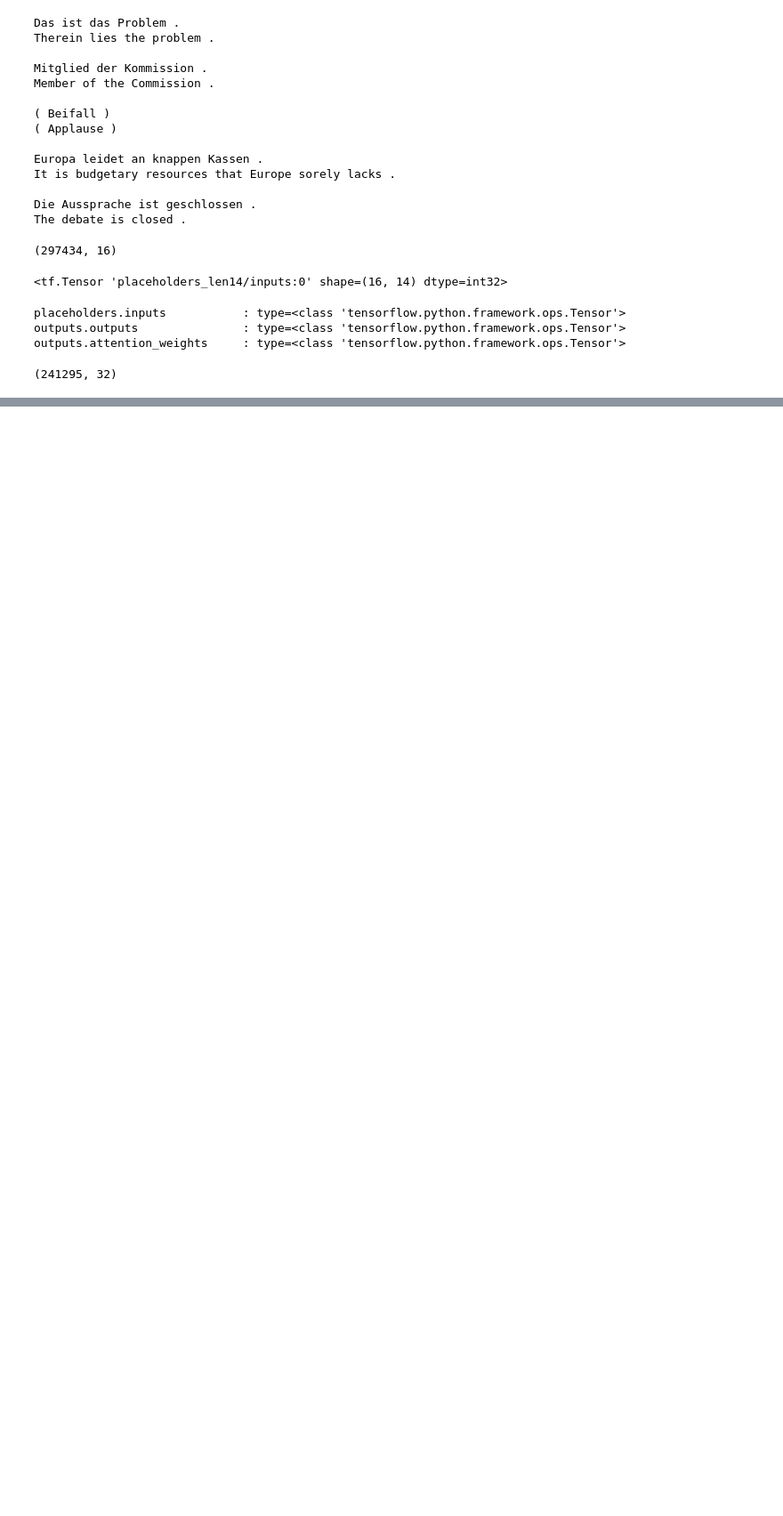
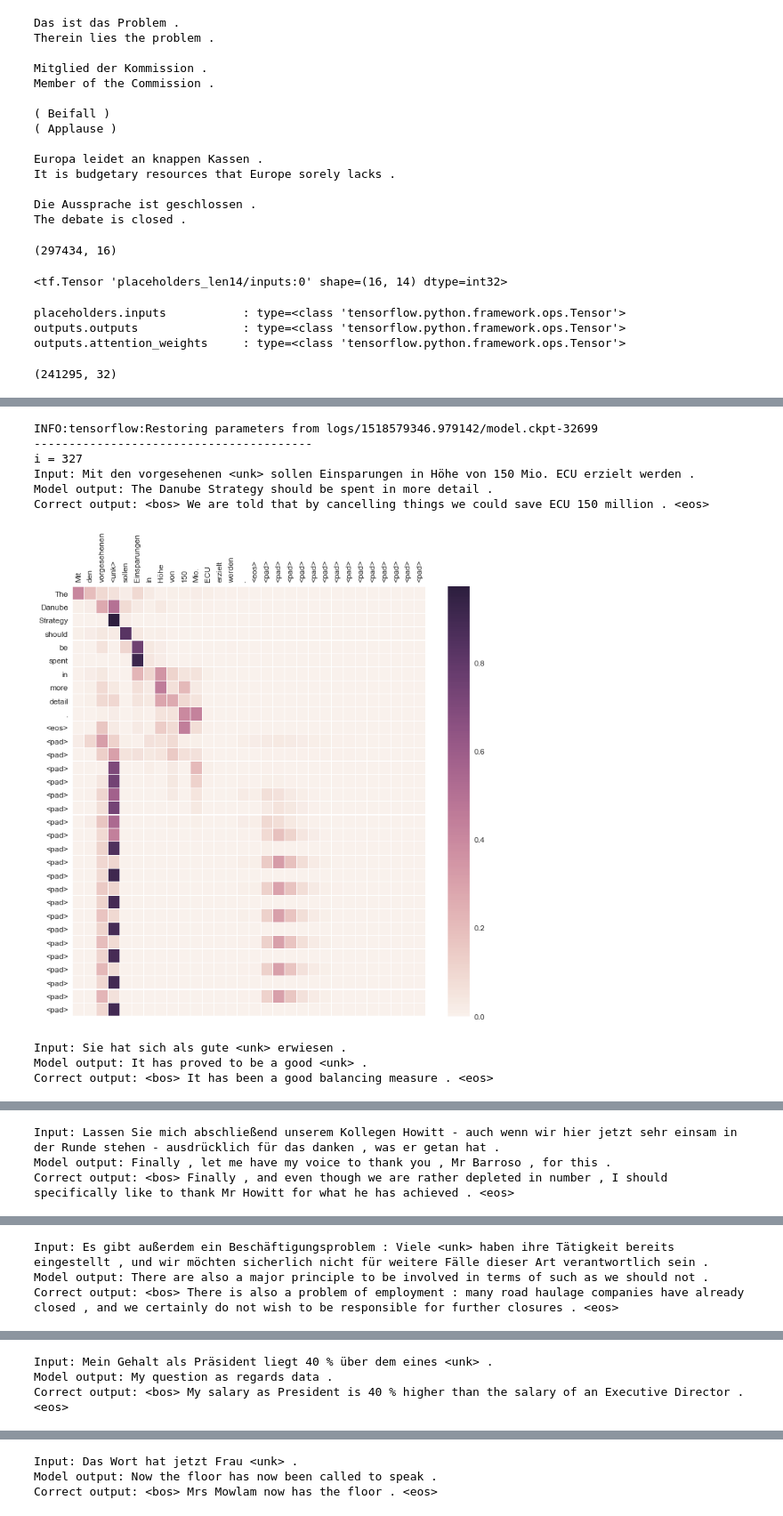
Before and after one commit to oracleofnj/nmt-attention-tensorflow, a Jupyter notebook: TranslatorV2.ipynb, the cells around one changed output, grey strips where cells are left out. Shown: that part at 89% size. Drawn from its saved outputs; the diff is of its cells as text; code cells hidden in the pictures; blank space fills up the shorter version.

```diff
--- a/TranslatorV2.ipynb
+++ b/TranslatorV2.ipynb
@@ -83,7 +83,7 @@ data['train']['X'][1].shape
 (297434, 16)
 # %%
 tf.reset_default_graph()
-model = AttentionModel(data['vocab']['lang1_idx2word'], data['vocab']['lang2_idx2word'], 64, 128)
+model = AttentionModel(data['vocab']['lang1_idx2word'], data['vocab']['lang2_idx2word'], 128, 512)
 all_graphs = model.make_all_graphs(16, data['train']['X'], data['train']['y'])
 eval_graph = model.make_eval_graph(16, 30, 32, data['vocab']['lang2_word2idx']['<bos>'])
 writer = tf.summary.FileWriter(logdir='logs', graph=tf.get_default_graph())
@@ -111,13 +111,14 @@ def plot_attention_map(eval_input, eval_output_tokens, eval_output_weights, corr
     print('Input:', unvectorize_sentence(eval_input, lang1_idx2word))
     print('Model output:', unvectorize_sentence(eval_output_tokens, lang2_idx2word))
     print('Correct output:', correct_output)
-    ax = sns.heatmap(eval_output_weights, linewidths=0.1)
-    ax.xaxis.tick_top()
-    ax.invert_yaxis()
     input_words = [lang1_idx2word[i] for i in eval_input]
     output_words = [lang2_idx2word[i] for i in eval_output_tokens]
-    ax.set_xticklabels(input_words)
-    ax.set_yticklabels(output_words)
+    ax = sns.heatmap(
+        eval_output_weights,
+        xticklabels=input_words,
+        yticklabels=output_words,
+        linewidths=0.1)
+    ax.xaxis.tick_top()
     plt.xticks(rotation=90)
     fig = ax.get_figure()
     fig.set_size_inches(12, 12)
@@ -157,8 +158,9 @@ with tf.Session() as sess:
                     all_graphs[1]['inputs_and_outputs']['placeholders']['max_norm']: max_norm,
                 }
             )
-            writer.add_summary(outputs['summary'])
-        model.save(sess, '{0}/model.ckpt'.format(logdir), global_step=i)
+            if j % 25 == 24:
+                writer.add_summary(outputs['summary'], global_step=i*100+j)
+        model.save(sess, '{0}/model.ckpt'.format(logdir), global_step=i*100+j)
 
 
 
@@ -205,0 +206,41 @@ Caused by op 'placeholders_len6/inputs', defined at:
+# %%
+with tf.Session() as sess:
+    logdir = 'logs/1518579346.979142'
+    ckpt = 32699
+    model.restore(sess, '{0}/model.ckpt-{1}'.format(logdir, ckpt))
+    samples = np.random.choice(len(data['val']['X']), size=16)
+    eval_inputs = data['val']['X'][samples][:,1:31]
+    correct_outputs = [data['val']['y'][sample] for sample in samples]
+#         samples = np.arange(16)
+#         eval_inputs = data['train']['X'][3][samples][:,1:31]
+#         correct_outputs = [
+#             unvectorize_sentence(data['train']['y'][3][sample], data['vocab']['lang2_idx2word'])
+#             for sample in samples
+#         ]
+    eval_outputs = sess.run(
+        eval_graph['outputs'],
+        feed_dict={
+            eval_graph['placeholders']['inputs']: eval_inputs,
+        }
+    )
+    print('-' * 40)
+    print('i = {0}'.format(i))
+    for sample_idx, sample in enumerate(samples):
+        plot_attention_map(eval_inputs[sample_idx], eval_outputs['outputs'][sample_idx], eval_outputs['attention_weights'][sample_idx], correct_outputs[sample_idx], data['vocab']['lang1_idx2word'], data['vocab']['lang2_idx2word'])
+#             print(unvectorize_sentence(eval_inputs[sample_idx], data['vocab']['lang1_idx2word']))
+#             print(correct_outputs[sample_idx])
+#             print(unvectorize_sentence(eval_outputs['outputs'][sample_idx], data['vocab']['lang2_idx2word']))
+#             print(eval_outputs['attention_weights'][sample_idx])
+#             print()
+    print('-' * 40)
+# %% [output]
+INFO:tensorflow:Restoring parameters from logs/1518579346.979142/model.ckpt-32699
+----------------------------------------
+i = 327
+Input: Mit den vorgesehenen <unk> sollen Einsparungen in Höhe von 150 Mio. ECU erzielt werden .
+Model output: The Danube Strategy should be spent in more detail .
+Correct output: <bos> We are told that by cancelling things we could save ECU 150 million . <eos>
+[figure, added]
+Input: Sie hat sich als gute <unk> erwiesen .
+Model output: It has proved to be a good <unk> .
+Correct output: <bos> It has been a good balancing measure . <eos>
@@ -205,0 +248,3 @@ Caused by op 'placeholders_len6/inputs', defined at:
+Input: Lassen Sie mich abschließend unserem Kollegen Howitt - auch wenn wir hier jetzt sehr einsam in der Runde stehen - ausdrücklich für das danken , was er getan hat .
+Model output: Finally , let me have my voice to thank you , Mr Barroso , for this .
+Correct output: <bos> Finally , and even though we are rather depleted in number , I should specifically like to thank Mr Howitt for what he has achieved . <eos>
@@ -205,0 +252,3 @@ Caused by op 'placeholders_len6/inputs', defined at:
+Input: Es gibt außerdem ein Beschäftigungsproblem : Viele <unk> haben ihre Tätigkeit bereits eingestellt , und wir möchten sicherlich nicht für weitere Fälle dieser Art verantwortlich sein .
+Model output: There are also a major principle to be involved in terms of such as we should not .
+Correct output: <bos> There is also a problem of employment : many road haulage companies have already closed , and we certainly do not wish to be responsible for further closures . <eos>
@@ -205,0 +256,3 @@ Caused by op 'placeholders_len6/inputs', defined at:
+Input: Mein Gehalt als Präsident liegt 40 % über dem eines <unk> .
+Model output: My question as regards data .
+Correct output: <bos> My salary as President is 40 % higher than the salary of an Executive Director . <eos>
@@ -205,0 +260,3 @@ Caused by op 'placeholders_len6/inputs', defined at:
+Input: Das Wort hat jetzt Frau <unk> .
+Model output: Now the floor has now been called to speak .
+Correct output: <bos> Mrs Mowlam now has the floor . <eos>
```
Also changed, not shown: parts of 9 cells of this notebook, 1 other file.
